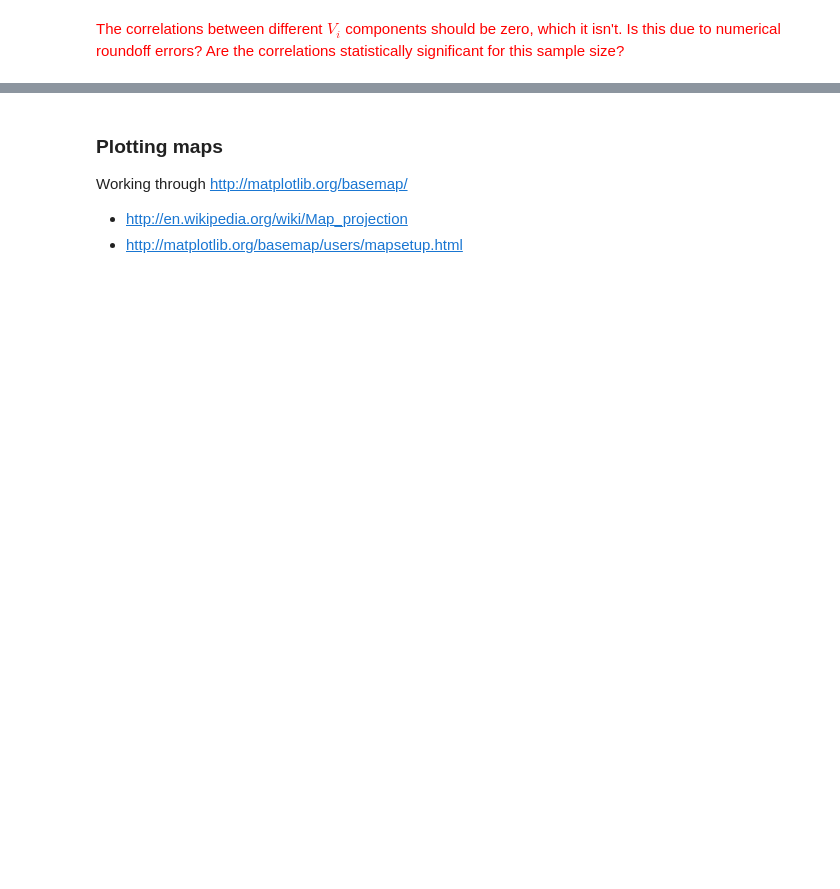
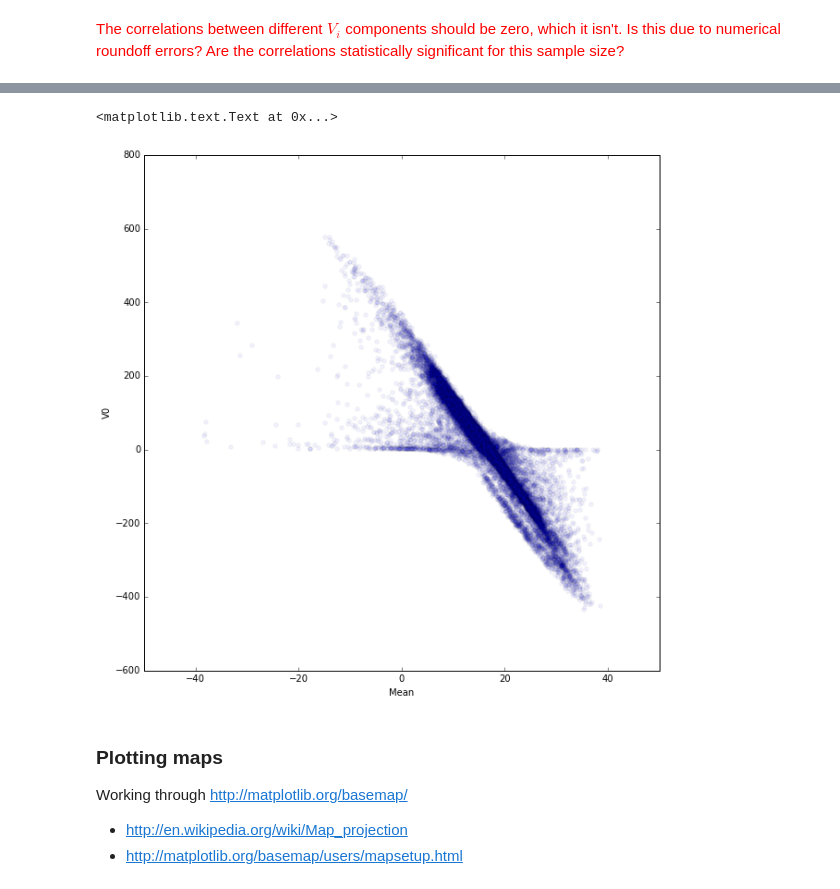
Before and after one commit to chetangandotra/DSE200-notebooks, a Jupyter notebook: day_3_models_and_learning/02_Weather Analysis.ipynb, the cells around one changed output, grey strips where cells are left out. Drawn from its saved outputs; the diff is of its cells as text; code cells hidden in the pictures; blank space fills up the shorter version.

```diff
--- a/day_3_models_and_learning/02_Weather Analysis.ipynb
+++ b/day_3_models_and_learning/02_Weather Analysis.ipynb
@@ -289,10 +478,14 @@ scatter_matrix(df, alpha=0.03, figsize=(20, 20), diagonal='kde');
 X='latitude'
 Djoined.ix[:,X].hist(bins=100);
 # %%
-X='latitude';Y='Mean'
+X='Mean';Y='V0'
+figure(figsize=(10,10))
 scatter(Djoined.loc[:,X],Djoined.loc[:,Y],alpha=0.05)
 xlabel(X)
 ylabel(Y)
+# %% [output]
+<matplotlib.text.Text at 0x...>
+[figure, added]
 # %%
 #checking for an anomaly in the elevations of stations
 Djoined[['station','elevation']][Djoined['elevation']<-500]
```
Also changed, not shown: parts of 39 cells of this notebook.
